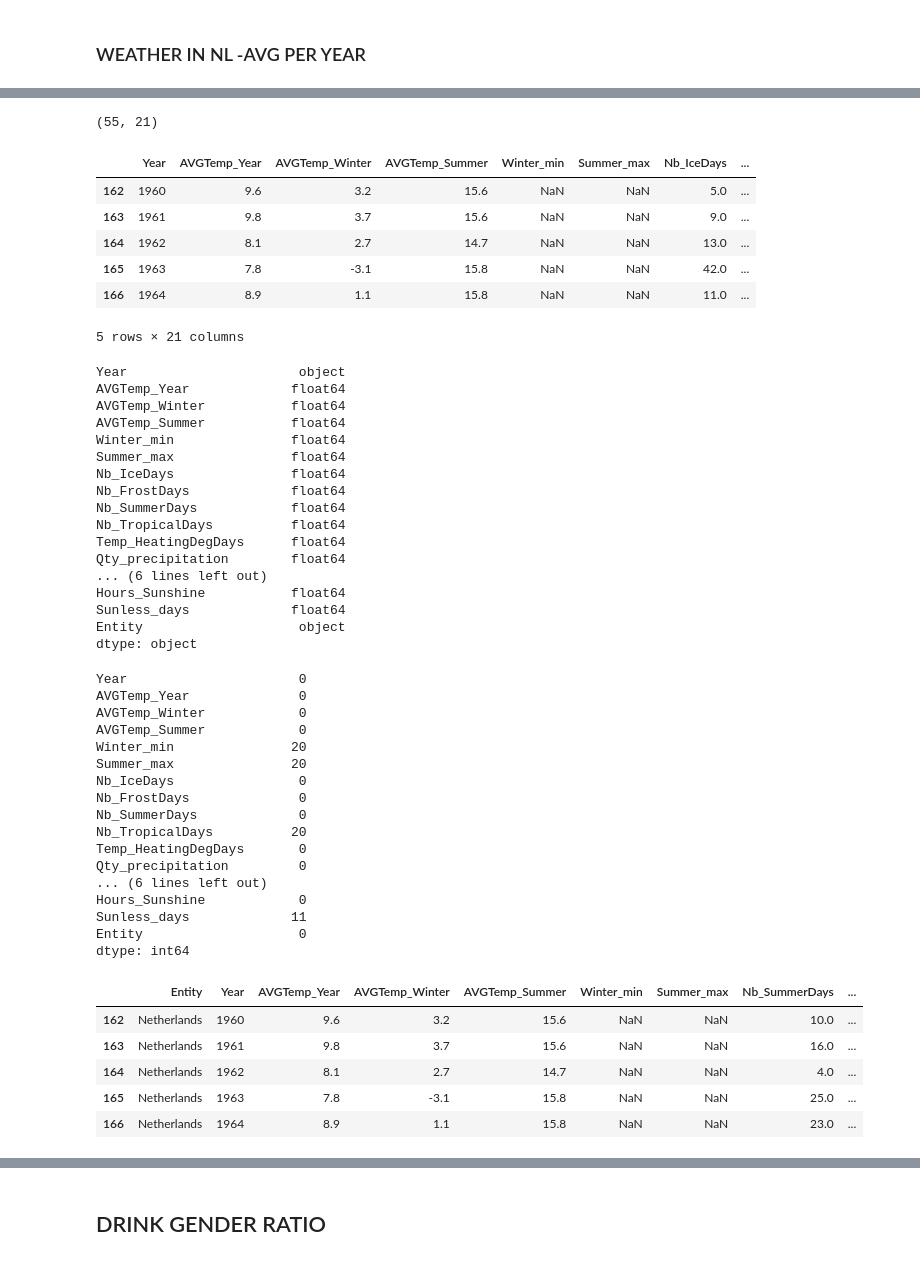
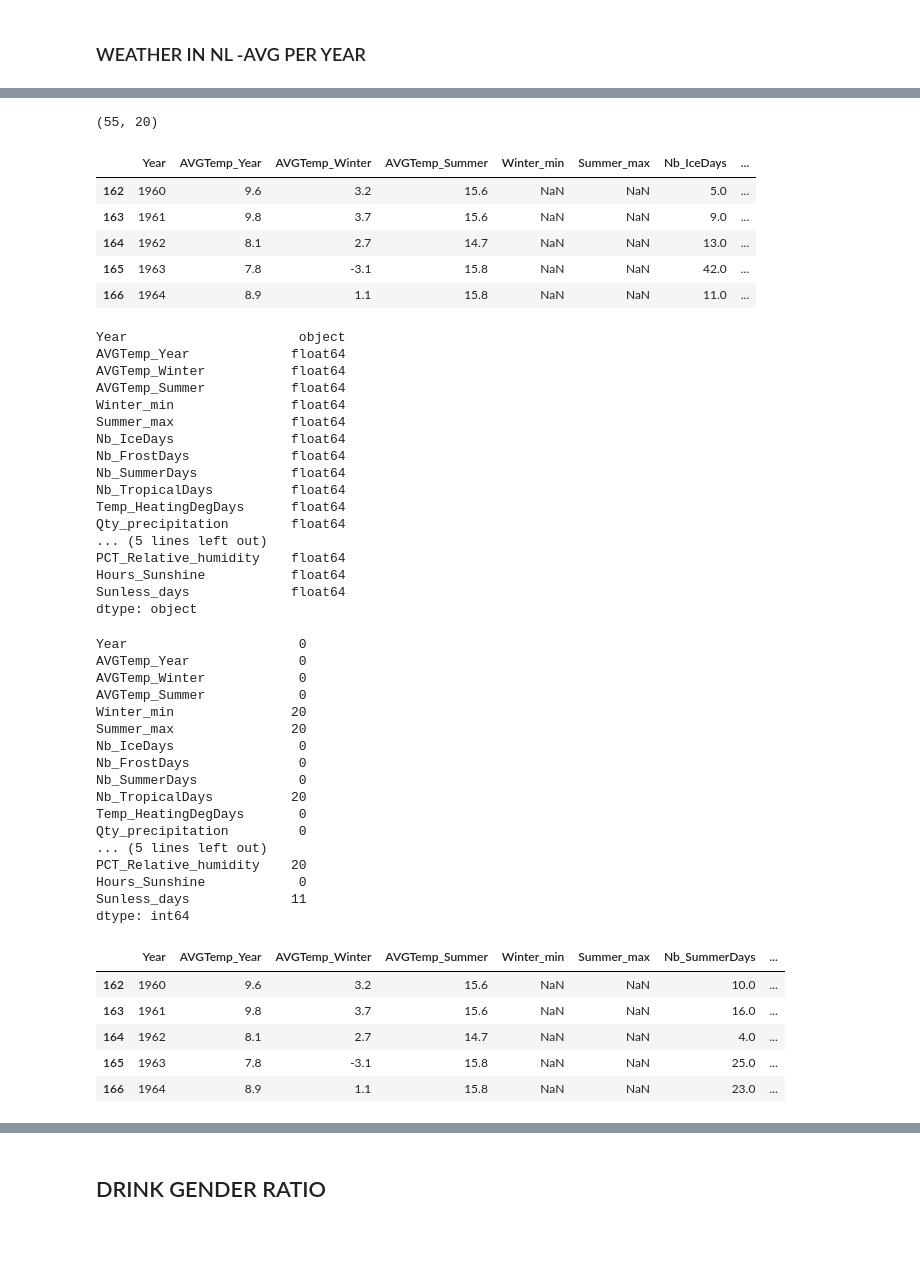
Before and after one commit to AjiacoVic/StoryTelling_project, a Jupyter notebook: BEER Data Cleaning.ipynb, the cells around one changed output, grey strips where cells are left out. Saved outputs shown, nothing was run; the diff lists cells and outputs as text; code cells hidden in the pictures.

```diff
--- a/BEER Data Cleaning.ipynb
+++ b/BEER Data Cleaning.ipynb
@@ -175,9 +158,6 @@ beer_NL.to_sql('BEERNL',engine, if_exists='append', index = False)
 #2 Weather in NL per year
 weather = pd.read_csv('data/Climate_data_NL.csv',sep=';')
 # %%
-#creating a column with the data on previous dataset
-weather['Entity']='Netherlands'
-# weather['Beer_consumptionNL'] = BNL
 weather.reset_index()
 #Periods column was displayed in a bizarre way
 weather['Periods'] = weather['Periods'].astype(str).str[:4]
@@ -198,7 +178,7 @@ weather = weather.drop([0,1],axis=0)
 # %%
 weather.shape
 # %% [output]
-(55, 21)
+(55, 20)
 # %%
 #Renaming column for clarity
 weather.columns=([
@@ -222,7 +202,6 @@ weather.columns=([
                 'PCT_Relative_humidity',
                 'Hours_Sunshine',
                 'Sunless_days',
-                'Entity',
                 ])
 
 weather.head()
@@ -233,7 +212,6 @@ weather.head()
 | 164 | 1962 | 8.1 | 2.7 | 14.7 | NaN | NaN | 13.0 | ... |
 | 165 | 1963 | 7.8 | -3.1 | 15.8 | NaN | NaN | 42.0 | ... |
 | 166 | 1964 | 8.9 | 1.1 | 15.8 | NaN | NaN | 11.0 | ... |
-5 rows × 21 columns
 # %%
 #checking types -making sure I will be able to make calculations on the data
 weather.dtypes
@@ -250,10 +228,10 @@ Nb_SummerDays            float64
 Nb_TropicalDays          float64
 Temp_HeatingDegDays      float64
 Qty_precipitation        float64
-... (6 lines left out)
+... (5 lines left out)
+PCT_Relative_humidity    float64
 Hours_Sunshine           float64
 Sunless_days             float64
-Entity                    object
 dtype: object
 # %%
 #Checking Null values
@@ -271,45 +249,45 @@ Nb_SummerDays             0
 Nb_TropicalDays          20
 Temp_HeatingDegDays       0
 Qty_precipitation         0
-... (6 lines left out)
+... (5 lines left out)
+PCT_Relative_humidity    20
 Hours_Sunshine            0
 Sunless_days             11
-Entity                    0
 dtype: int64
 # %%
 #Dropping what I don't need and what has too many missing values (compared to rows)
 weather = weather.drop(['Temp_HeatingDegDays',
               'Evaporation',
               'Nb_IceDays',
               'Nb_FrostDays',
               'Nb_SnowDays',
               'Nb_DryDays',
               'Nb_TropicalDays',
               'Nb_FoggyDays',
               'PCT_Relative_humidity'
              ], axis=1)
 
 #rearranging columns:
-weather = weather[['Entity',
+weather = weather[[
                    'Year',
                    'AVGTemp_Year',
                    'AVGTemp_Winter',
                    'AVGTemp_Summer',
                    'Winter_min',
                    'Summer_max',
                    'Nb_SummerDays',
                    'Hours_Sunshine',
                    'Qty_precipitation',
                    'Days_precipitation',
                    ]]
 weather.head()
 # %% [output]
-|  | Entity | Year | AVGTemp_Year | AVGTemp_Winter | AVGTemp_Summer | Winter_min | Summer_max | Nb_SummerDays | ... |
-| 162 | Netherlands | 1960 | 9.6 | 3.2 | 15.6 | NaN | NaN | 10.0 | ... |
-| 163 | Netherlands | 1961 | 9.8 | 3.7 | 15.6 | NaN | NaN | 16.0 | ... |
-| 164 | Netherlands | 1962 | 8.1 | 2.7 | 14.7 | NaN | NaN | 4.0 | ... |
-| 165 | Netherlands | 1963 | 7.8 | -3.1 | 15.8 | NaN | NaN | 25.0 | ... |
-| 166 | Netherlands | 1964 | 8.9 | 1.1 | 15.8 | NaN | NaN | 23.0 | ... |
+|  | Year | AVGTemp_Year | AVGTemp_Winter | AVGTemp_Summer | Winter_min | Summer_max | Nb_SummerDays | ... |
+| 162 | 1960 | 9.6 | 3.2 | 15.6 | NaN | NaN | 10.0 | ... |
+| 163 | 1961 | 9.8 | 3.7 | 15.6 | NaN | NaN | 16.0 | ... |
+| 164 | 1962 | 8.1 | 2.7 | 14.7 | NaN | NaN | 4.0 | ... |
+| 165 | 1963 | 7.8 | -3.1 | 15.8 | NaN | NaN | 25.0 | ... |
+| 166 | 1964 | 8.9 | 1.1 | 15.8 | NaN | NaN | 23.0 | ... |
 # %%
 #I had previously downloaded data with the wrong format, hence commenting the following out
 
```
Also changed, not shown: parts of 43 cells of this notebook, 1 other file.
